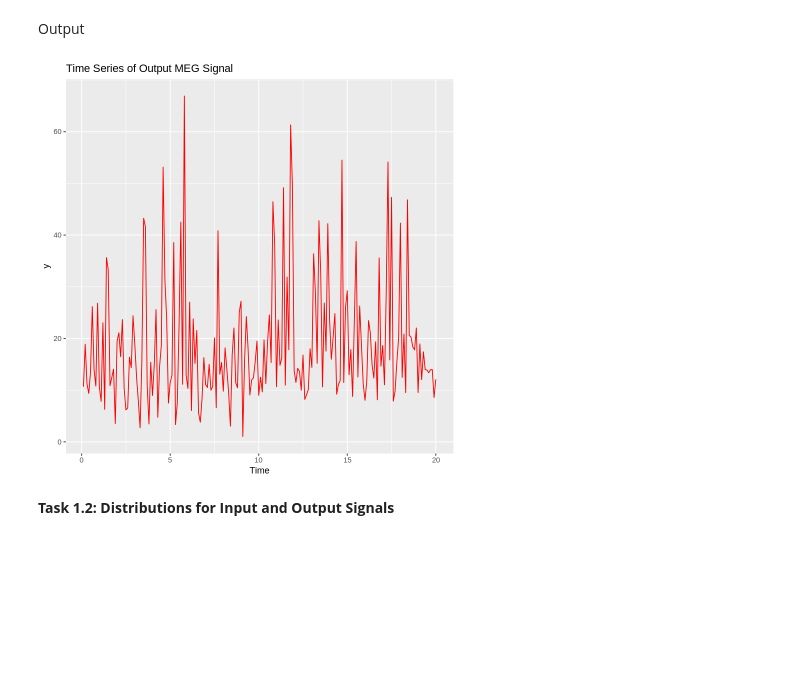
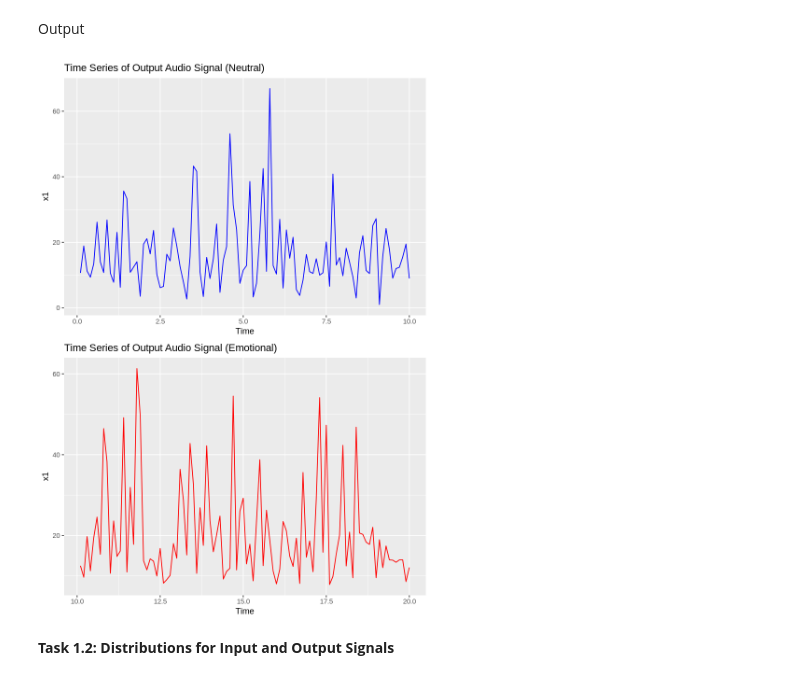
Before and after one commit to akpanitorobong/7089CEM---Statistical-methods-for-Data-Science, a Jupyter notebook: SMDS_CW.ipynb, the cells around one changed output. Drawn from its saved outputs; the diff is of its cells as text; code cells hidden in the pictures; blank space fills up the shorter version.

```diff
--- a/SMDS_CW.ipynb
+++ b/SMDS_CW.ipynb
@@ -103,12 +116,21 @@ grid.arrange(p0, p1, ncol = 1)
 # %% [markdown]
 Output
 # %%
-# Time series plot of output MEG signal (y)
-ggplot(data, aes(x = time, y = y)) +
+# Time series plot for x = 0
+p0 <- ggplot(data_x0, aes(x = time, y = y)) +
+  geom_line(color = "blue") +
+  labs(title = "Time Series of Output Audio Signal (Neutral)", x = "Time", y = "x1")
+
+# Time series plot for x = 1
+p1 <- ggplot(data_x1, aes(x = time, y = y)) +
   geom_line(color = "red") +
-  labs(title = "Time Series of Output MEG Signal", x = "Time", y = "y")
+  labs(title = "Time Series of Output Audio Signal (Emotional)", x = "Time", y = "x1")
+
+# Display plots
+library(gridExtra)
+grid.arrange(p0, p1, ncol = 1)
 # %% [output]
-[figure, old version]
+[figure, new version]
 # %% [markdown]
 **Task 1.2: Distributions for Input and Output Signals**
 # %% [markdown]
```
Also changed, not shown: parts of 56 cells of this notebook.
